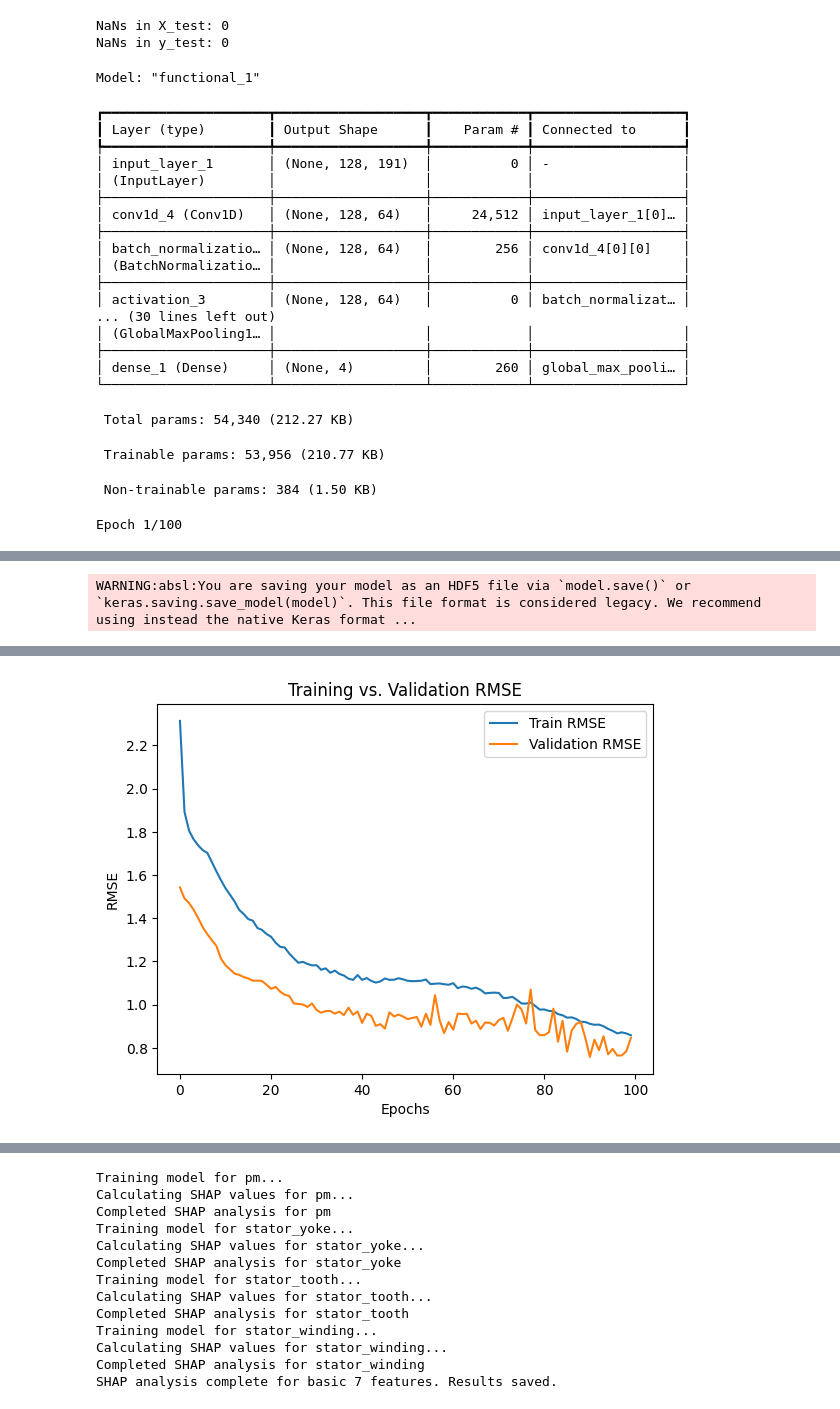
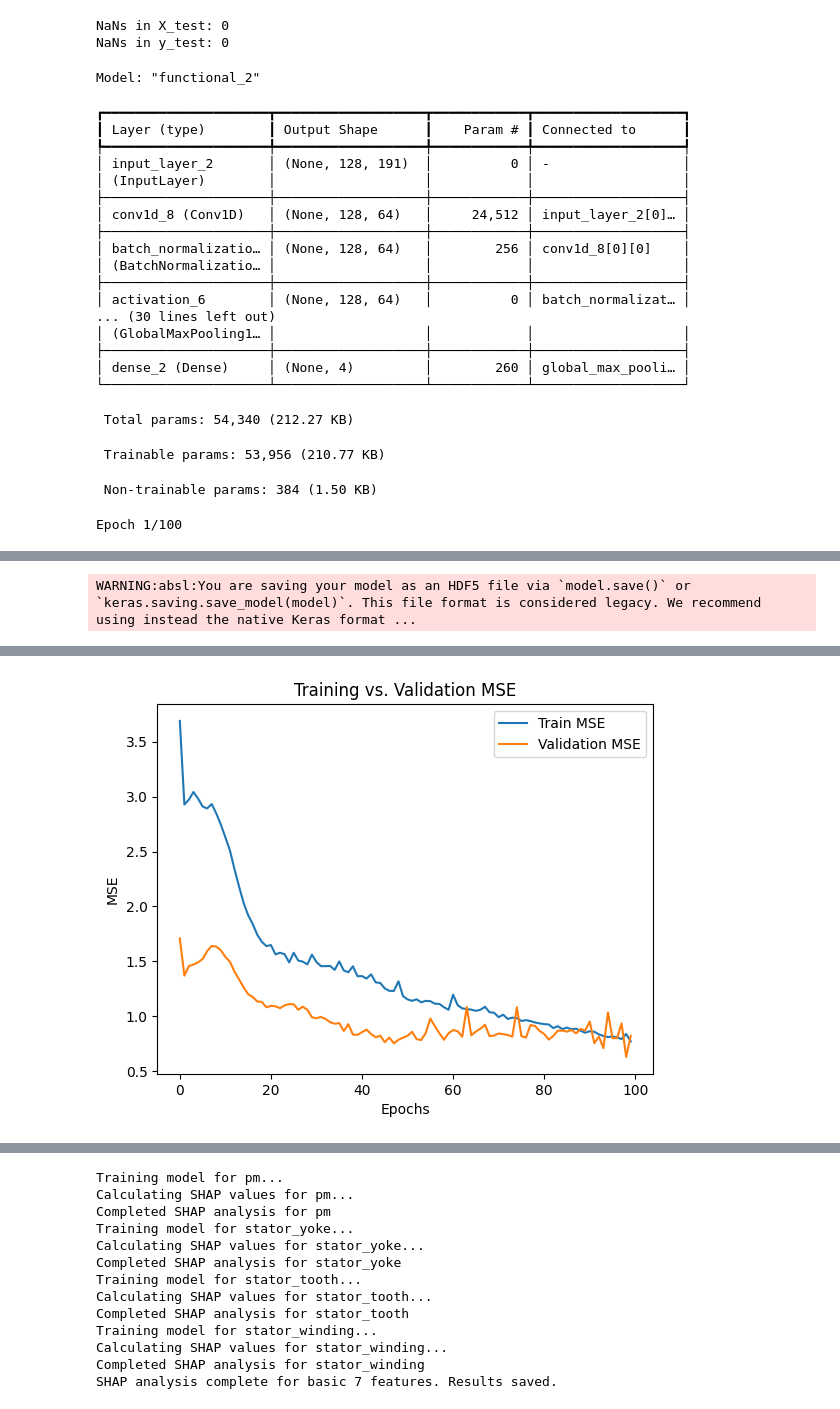
Before and after one commit to yugendran0705/Main-Project-2025, a Jupyter notebook: base_preprocessed_CNN.ipynb, the cells around one changed output, grey strips where cells are left out. Drawn from its saved outputs; the diff is of its cells as text; code cells hidden in the pictures.

```diff
--- a/base_preprocessed_CNN.ipynb
+++ b/base_preprocessed_CNN.ipynb
@@ -131,8 +125,8 @@ from keras import layers, models, optimizers, regularizers
 from keras.callbacks import EarlyStopping
 from keras.losses import MeanSquaredError
 
-# Custom RMSE metric
-def rmse(y_true, y_pred):
+# Custom MSE metric
+def mse(y_true, y_pred):
     return tf.sqrt(tf.reduce_mean(tf.square(y_pred - y_true)))
 
 # Load dataset
@@ -261,9 +255,9 @@ from keras import layers, models, optimizers, regularizers
 from keras.callbacks import EarlyStopping
 from keras.losses import MeanSquaredError
 
-# Custom RMSE metric
-def rmse(y_true, y_pred):
-    return tf.sqrt(tf.reduce_mean(tf.square(y_pred - y_true)))
+# Custom MSE metric
+def mse(y_true, y_pred):
+    return (tf.reduce_mean(tf.square(y_pred - y_true)))
 
 # CNN Model
 def build_cnn_model(x_shape, arch='plain', n_layers=3, n_units=64, activation='relu',
@@ -289,7 +283,7 @@ def build_cnn_model(x_shape, arch='plain', n_layers=3, n_units=64, activation='r
     model = cnn_network(**cnn_cfg)
 
     opt = opts_map[optimizer](learning_rate=lr_rate)
-    model.compile(optimizer=opt, loss=loss, metrics=[rmse])
+    model.compile(optimizer=opt, loss=loss, metrics=[mse])
     model.summary()
     return model
 
@@ -351,7 +345,7 @@ history = cnn_model.fit(X_train, y_train, epochs=100, batch_size=32,
 
 # Evaluate model
 test_loss, test_rmse = cnn_model.evaluate(X_test, y_test)
-print(f'Test Loss: {test_loss:.4f}, Test RMSE: {test_rmse:.4f}')
+print(f'Test Loss: {test_loss:.4f}, Test MSE: {test_rmse:.4f}')
 
 # Save model
 cnn_model.save('cnn_time_series_model.h5')
@@ -361,32 +355,32 @@ import json
 with open("training_history_cnn_time_series_model.json", "w") as f:
     json.dump(history.history, f)
 
-# Plot RMSE over epochs
-plt.plot(history.history['rmse'], label='Train RMSE')
-plt.plot(history.history['val_rmse'], label='Validation RMSE')
+# Plot MSE over epochs
+plt.plot(history.history['mse'], label='Train MSE')
+plt.plot(history.history['val_mse'], label='Validation MSE')
 plt.xlabel('Epochs')
-plt.ylabel('RMSE')
+plt.ylabel('MSE')
 plt.legend()
-plt.title('Training vs. Validation RMSE')
+plt.title('Training vs. Validation MSE')
 plt.show()
 # %% [output]
-Model: "functional_1"
+Model: "functional_2"
 ┏━━━━━━━━━━━━━━━━━━━━━┳━━━━━━━━━━━━━━━━━━━┳━━━━━━━━━━━━┳━━━━━━━━━━━━━━━━━━━┓
 ┃ Layer (type)        ┃ Output Shape      ┃    Param # ┃ Connected to      ┃
 ┡━━━━━━━━━━━━━━━━━━━━━╇━━━━━━━━━━━━━━━━━━━╇━━━━━━━━━━━━╇━━━━━━━━━━━━━━━━━━━┩
-│ input_layer_1       │ (None, 128, 191)  │          0 │ -                 │
+│ input_layer_2       │ (None, 128, 191)  │          0 │ -                 │
 │ (InputLayer)        │                   │            │                   │
 ├─────────────────────┼───────────────────┼────────────┼───────────────────┤
-│ conv1d_4 (Conv1D)   │ (None, 128, 64)   │     24,512 │ input_layer_1[0]… │
+│ conv1d_8 (Conv1D)   │ (None, 128, 64)   │     24,512 │ input_layer_2[0]… │
 ├─────────────────────┼───────────────────┼────────────┼───────────────────┤
-│ batch_normalizatio… │ (None, 128, 64)   │        256 │ conv1d_4[0][0]    │
+│ batch_normalizatio… │ (None, 128, 64)   │        256 │ conv1d_8[0][0]    │
 │ (BatchNormalizatio… │                   │            │                   │
 ├─────────────────────┼───────────────────┼────────────┼───────────────────┤
-│ activation_3        │ (None, 128, 64)   │          0 │ batch_normalizat… │
+│ activation_6        │ (None, 128, 64)   │          0 │ batch_normalizat… │
 ... (30 lines left out)
 │ (GlobalMaxPooling1… │                   │            │                   │
 ├─────────────────────┼───────────────────┼────────────┼───────────────────┤
-│ dense_1 (Dense)     │ (None, 4)         │        260 │ global_max_pooli… │
+│ dense_2 (Dense)     │ (None, 4)         │        260 │ global_max_pooli… │
 └─────────────────────┴───────────────────┴────────────┴───────────────────┘
  Total params: 54,340 (212.27 KB)
  Trainable params: 53,956 (210.77 KB)
@@ -415,4 +409,4 @@ Test Loss: 1265.2910, Test RMSE: 0.9350
-[figure, old version]
+[figure, new version]
 # %%
 import matplotlib.pyplot as plt
 
```
Also changed, not shown: parts of 7 cells of this notebook, 6 other files.
